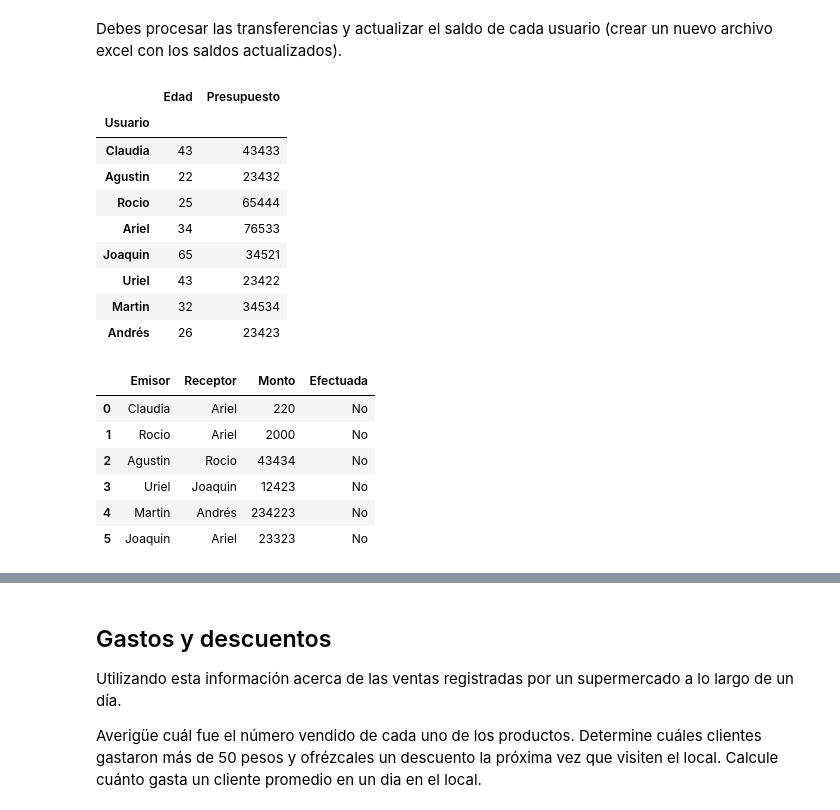
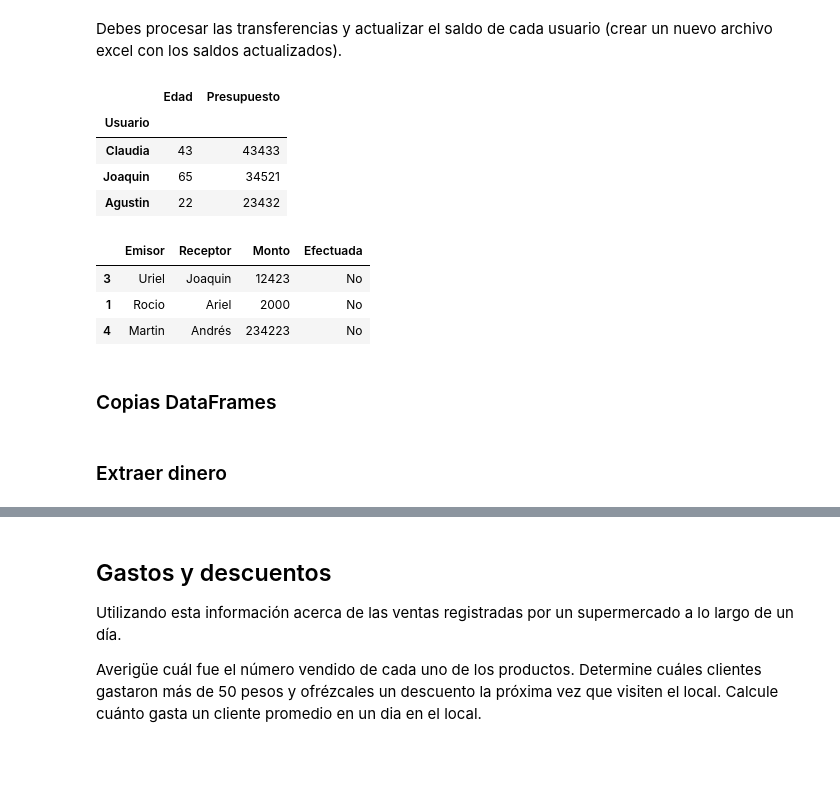
Before and after one commit to SebaB29/CursoDA_IEEE, a Jupyter notebook: EjerciciosClase1.ipynb, the cells around one changed output, grey strips where cells are left out. Saved outputs shown, nothing was run; the diff lists cells and outputs as text; code cells hidden in the pictures; blank space fills up the shorter version.

```diff
--- a/EjerciciosClase1.ipynb
+++ b/EjerciciosClase1.ipynb
@@ -424,29 +394,23 @@ Debes procesar las transferencias y actualizar el saldo de cada usuario (crear u
 # %%
 usuarios = pd.read_excel("Finanzas.xlsx", sheet_name="Usuarios", index_col="Usuario")
 # %%
-usuarios
+usuarios.sample(3)
 # %% [output]
 |  | Edad | Presupuesto |
 | Usuario |  |  |
 | Claudia | 43 | 43433 |
+| Joaquin | 65 | 34521 |
 | Agustin | 22 | 23432 |
-| Rocio | 25 | 65444 |
-| Ariel | 34 | 76533 |
-| Joaquin | 65 | 34521 |
-| Uriel | 43 | 23422 |
-| Martin | 32 | 34534 |
-| Andrés | 26 | 23423 |
 # %%
 transferencias = pd.read_excel("Finanzas.xlsx", sheet_name="Transferencias")
 # %%
-transferencias
+transferencias.sample(3)
 # %% [output]
 |  | Emisor | Receptor | Monto | Efectuada |
-| 0 | Claudia | Ariel | 220 | No |
+| 3 | Uriel | Joaquin | 12423 | No |
 | 1 | Rocio | Ariel | 2000 | No |
-| 2 | Agustin | Rocio | 43434 | No |
-| 3 | Uriel | Joaquin | 12423 | No |
 | 4 | Martin | Andrés | 234223 | No |
-| 5 | Joaquin | Ariel | 23323 | No |
+# %% [markdown]
+### Copias DataFrames
 # %%
 usuarios_copy = usuarios.copy()
@@ -454,2 +419,4 @@ transferencias_copy = transferencias.copy()
+# %% [markdown]
+### Extraer dinero
 # %%
 transferencias_emitidas = transferencias[["Emisor", "Monto"]]
```
Also changed, not shown: parts of 95 cells of this notebook.
